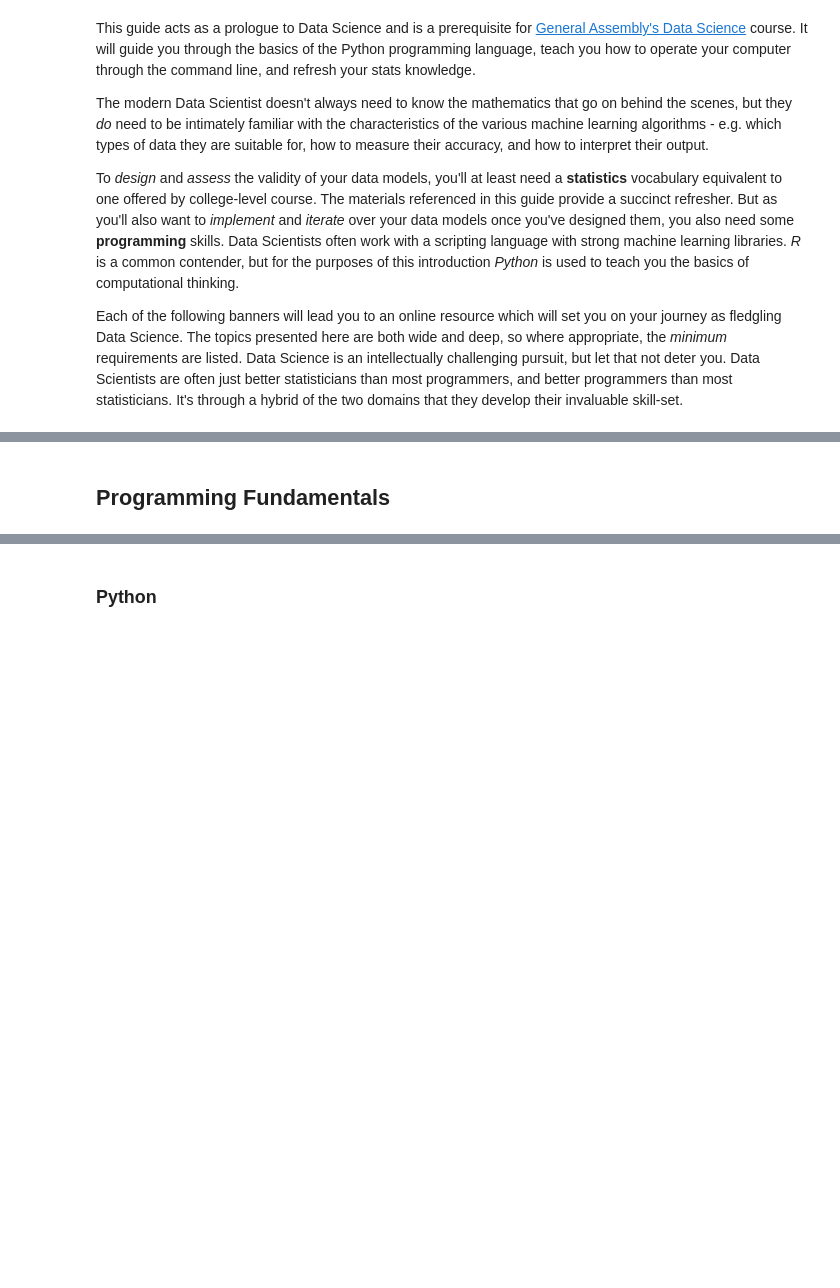
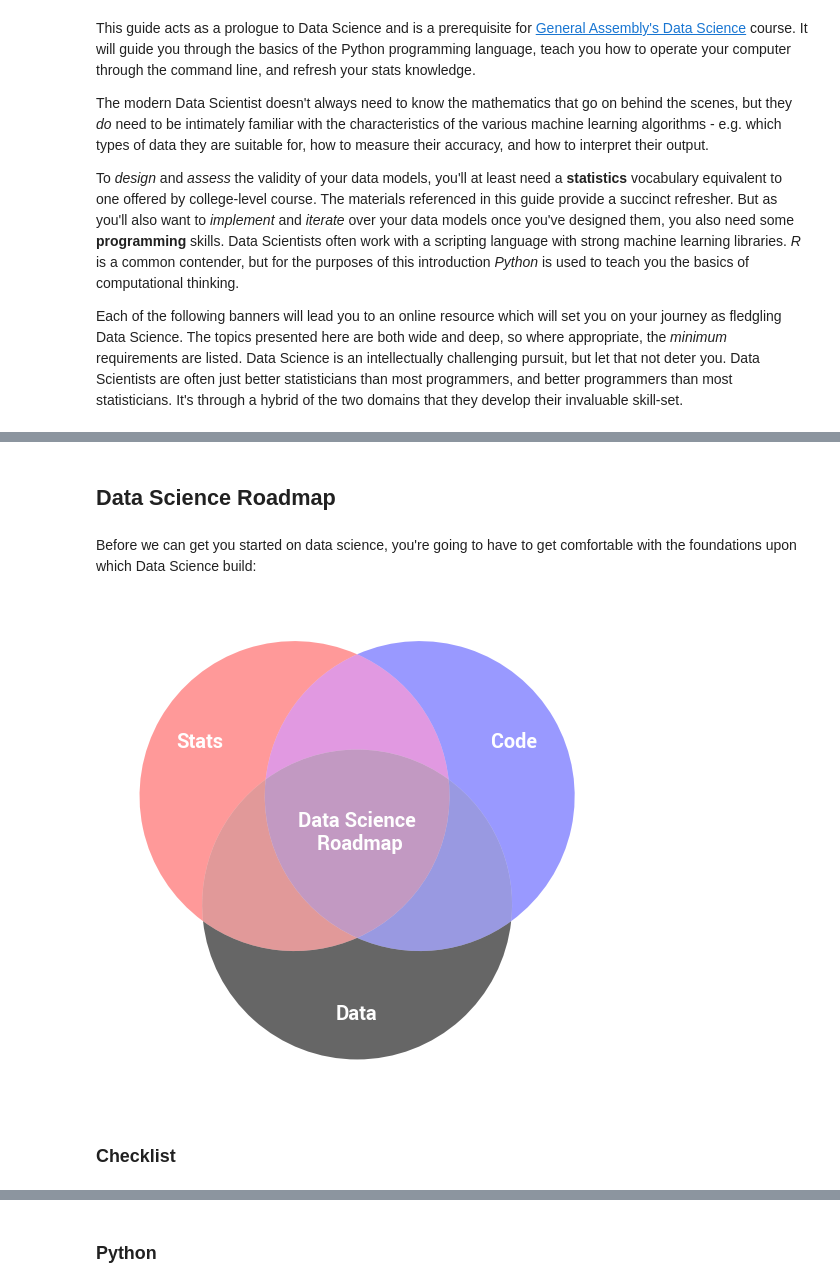
Before and after one commit to tijptjik/DS_prologue, a Jupyter notebook: prologue.ipynb, the cells around one changed output, grey strips where cells are left out. Cells and saved outputs as stored; diff of their text form; code cells hidden in the pictures; blank space fills up the shorter version.

Commit message:
alpha v2.0

```diff
--- a/prologue.ipynb
+++ b/prologue.ipynb
@@ -17,2 +14,0 @@ Each of the following banners will lead you to an online resource which will  se
-# %% [markdown]
-## Programming Fundamentals
@@ -18,0 +30,36 @@ Each of the following banners will lead you to an online resource which will  se
+# %% [markdown]
+## Data Science Roadmap
+# %% [markdown]
+Before we can get you started on data science, you're going to have to get comfortable with the foundations upon which Data Science build:
+# %%
+# Generate a Venn Diagram
+clist = ['red','blue','black']
+subsets = (1, 1, 1, 1, 1, 1, 1)
+data = {
+    '100':'Stats',
+    '010':'Code',
+    '001':'Data',
+    '111':'Data Science \n Roadmap'
+}
+
+with sns.plotting_context("poster"):
+    v = venn3(subsets, set_colors=clist, alpha=0.4)
+    c = venn3_circles(subsets, alpha=0)
+
+    for k in v.id2idx.keys():
+        v.get_label_by_id(k).set_text('')
+
+    for k, p in data.iteritems():
+        v.get_label_by_id(k).set_text(p)
+        v.get_patch_by_id('001').set_alpha(.6)
+
+    for label in data.iterkeys():
+        v.get_label_by_id(label).set_alpha(1)
+        v.get_label_by_id(label).set_color('white')
+        v.get_label_by_id(label).set_fontweight(700)
+        v.get_label_by_id(label).set_fontsize(20)
+        v.get_label_by_id(label).set_fontname('Roboto')
+# %% [output]
+[figure, added]
+# %% [markdown]
+### Checklist
```
Also changed, not shown: parts of 17 cells of this notebook, 2 other files.
